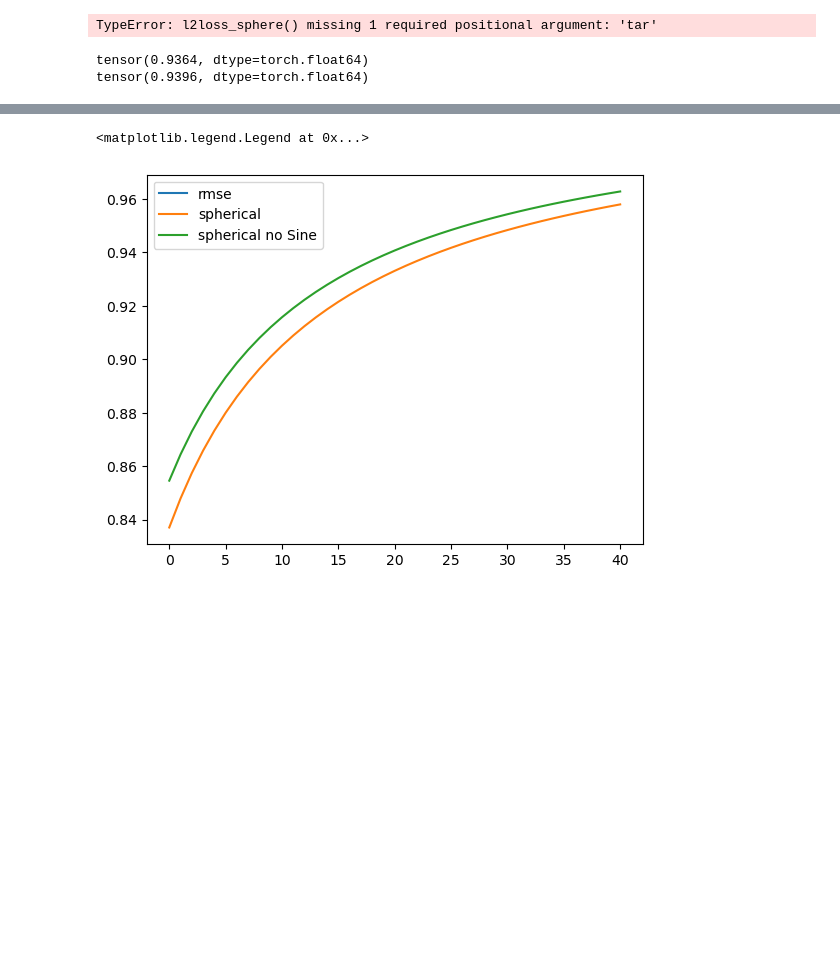
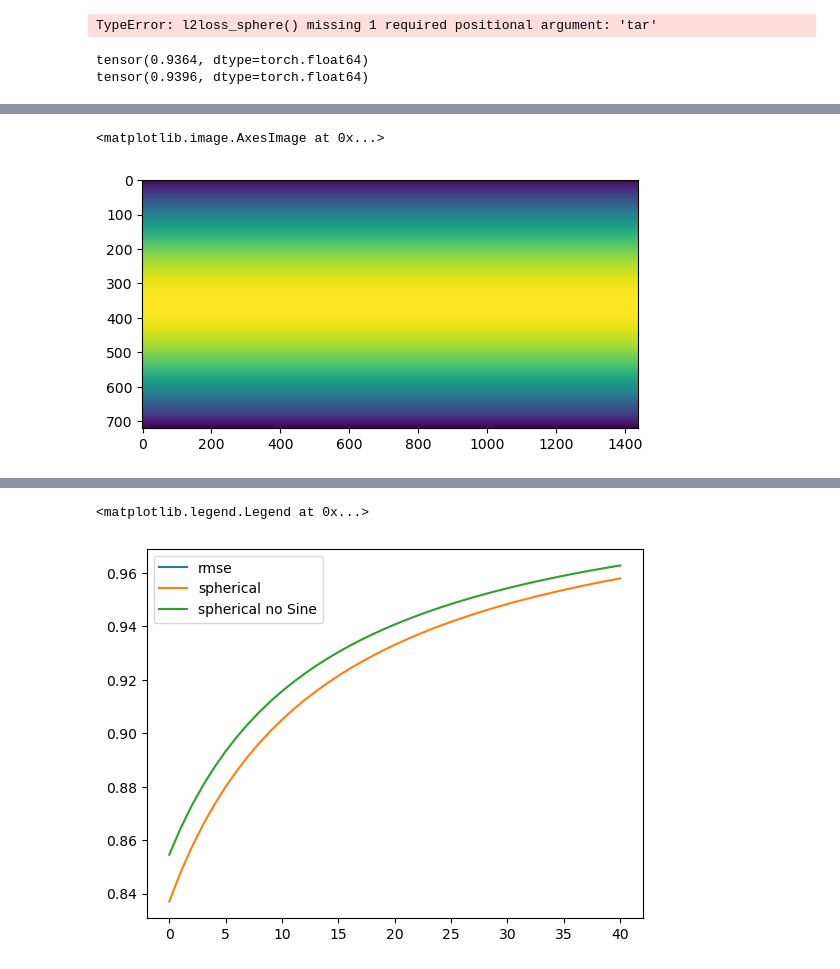
Before and after one commit to Slusny/Modulated-Spherical-Fourier-Neural-Operator, a Jupyter notebook: loss_inspect.ipynb, the cells around one changed output, grey strips where cells are left out. Saved outputs shown, nothing was run; the diff lists cells and outputs as text; code cells hidden in the pictures; blank space fills up the shorter version.

```diff
--- a/loss_inspect.ipynb
+++ b/loss_inspect.ipynb
@@ -108,0 +140,5 @@ plt.legend()
+# %%
+plt.imshow((wSs[0]*torch.ones((1,1,721,1440)))[0,0])
+# %% [output]
+<matplotlib.image.AxesImage at 0x...>
+[figure, added]
```
Also changed, not shown: parts of 14 cells of this notebook, 9 other files.
